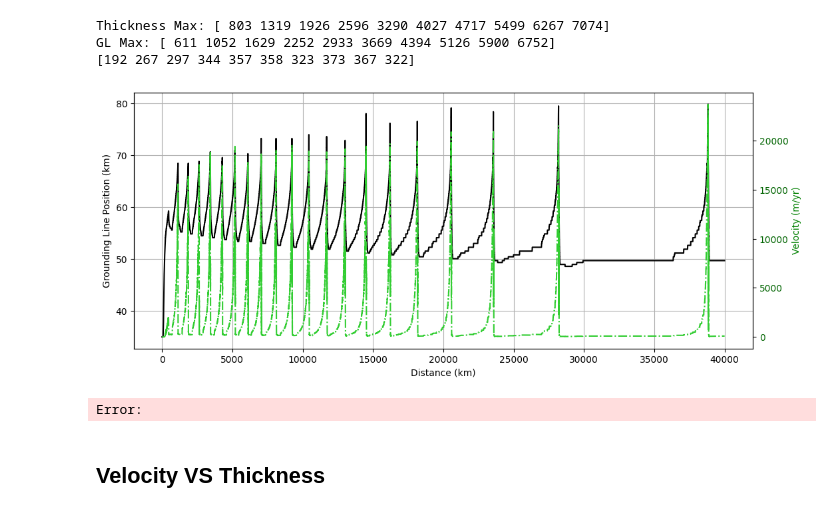
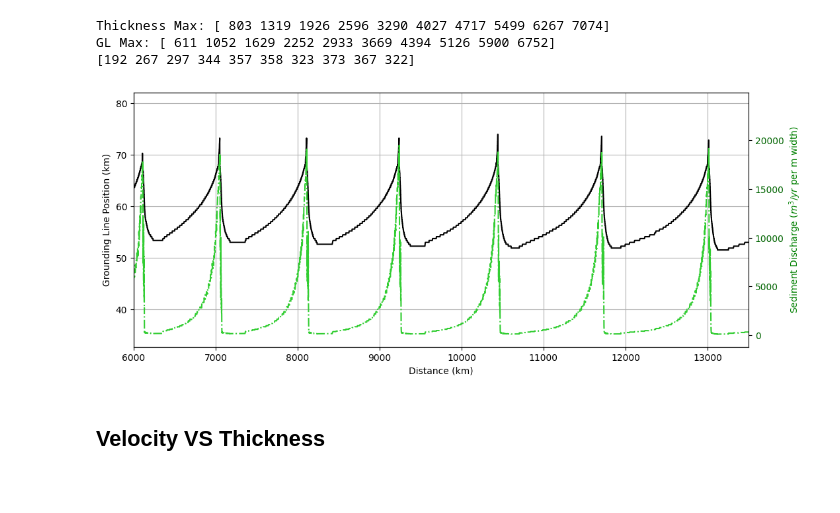
Before and after one commit to ktlix2ski/brinkmodeltest, a Jupyter notebook: Analysis/EasyQuickWorkbook.ipynb, the cells around one changed output. Drawn from its saved outputs; the diff is of its cells as text; code cells hidden in the pictures; blank space fills up the shorter version.

```diff
--- a/Analysis/EasyQuickWorkbook.ipynb
+++ b/Analysis/EasyQuickWorkbook.ipynb
@@ -371,32 +371,34 @@ GL Max: [ 611 1052 1629 2252 2933 3669 4394 5126 5900 6752]
 # %%
 
 max_Qs = np.array([max(values) for values in Qs_dict.values()])
 time = np.array(list(Qs_dict.keys()))
 # mask = time <= 10000
 
 # time = time[mask]
 # max_Qs = max_Qs[mask]
 
 # MAX_QS = np.max(max_Qs)
 
 
 fig, ax1 = plt.subplots(figsize=(12, 5))
 
 # GL position
 ax1.plot(time, GL_km, label='Grounding Line Position', color='black')
 ax1.set_xlabel(xaxis_vel)
 ax1.set_ylabel(yaxis_GL_better, color='black')
 ax1.tick_params(axis='y', labelcolor='black')
+ax1.set_xlim(6000,13500)
 ax1.grid()
 
 # Velocity
 ax2 = ax1.twinx()
 ax2.plot(time, max_Qs, 'limegreen', ls = '-.', label='Surface Velocity (km/yr)')
-ax2.set_ylabel(yaxis_vel, color='green')
+ax2.set_ylabel("Sediment Discharge ($m^3/yr$ per m width)", color='green')
 ax2.tick_params(axis='y', labelcolor='darkgreen')
+
+fig.savefig("/media/kayatroyer/KayaDrive/Thesis/OfficialExperimentRuns/20kTests/40K_Base_test/QS_plot_40k_default.svg", format ="svg", bbox_inches='tight')
 # %% [output]
-[figure, old version]
+[figure, new version]
-Error:
 # %% [markdown]
 ## Velocity VS Thickness
 # %%
```
Also changed, not shown: 7 other files.
